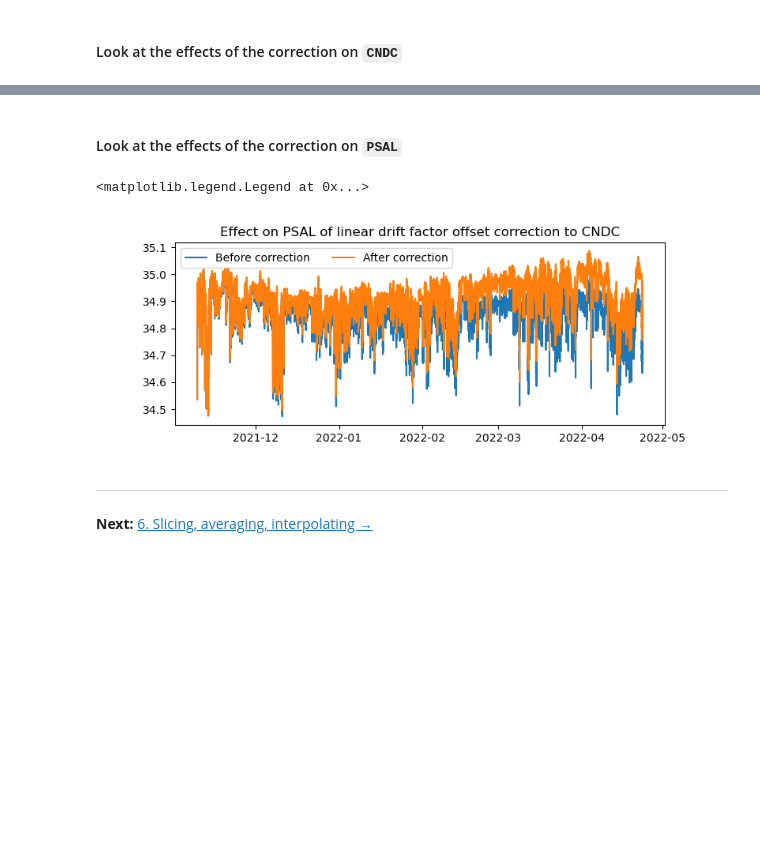
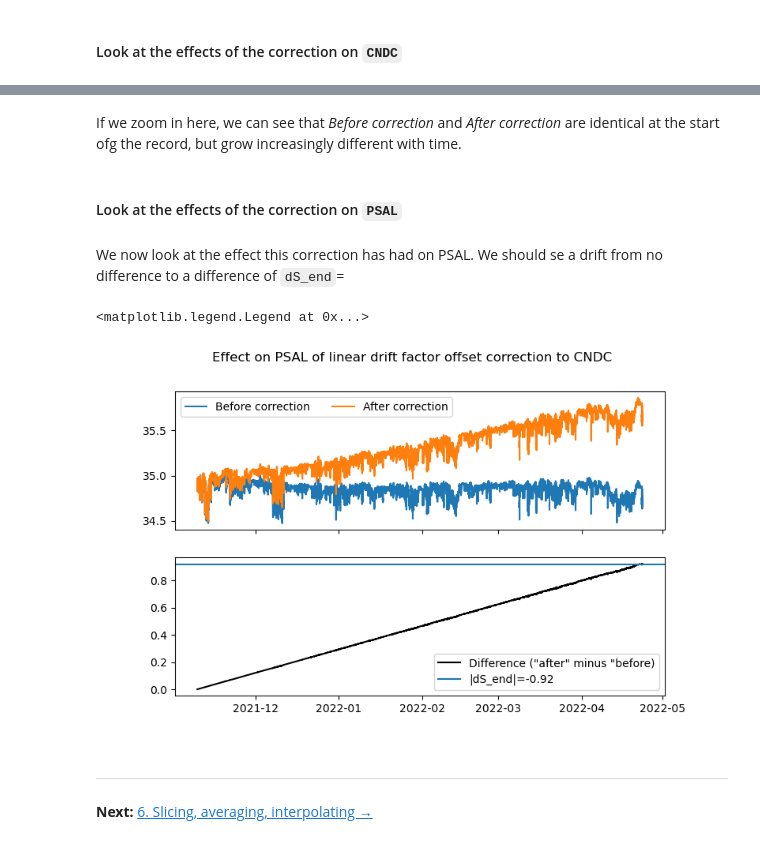
Before and after one commit to oyvfoss/hiaoos_edu, a Jupyter notebook: notebooks/ctd_moored_time_series/05_post_proc_qc_offset_and_drift.ipynb, the cells around one changed output, grey strips where cells are left out. Saved outputs shown, nothing was run; the diff lists cells and outputs as text; code cells hidden in the pictures; blank space fills up the shorter version.

```diff
--- a/notebooks/ctd_moored_time_series/05_post_proc_qc_offset_and_drift.ipynb
+++ b/notebooks/ctd_moored_time_series/05_post_proc_qc_offset_and_drift.ipynb
@@ -122,3 +127,3 @@ For example, let's say that we know initial conductivity (measurements on deploy
 # %%
-dS_end = -0.12 # (Made-up) salinity offset. I.e. true salinity of 0.12 higher than measured.
-S_end, P_end, T_end = 34.3, 101, 3.3
+dS_end = -0.92 # (Made-up) salinity offset.
+S_end, P_end, T_end = ds.PSAL.isel(TIME=-1), ds.PRES.isel(TIME=-1), ds.TEMP.isel(TIME=-1)
@@ -133,4 +152,4 @@ C offset is -0.0991 mS/cm - corresponding to a factor of 1.0032
 # %%
-ds_linear_drift_CNDC_factor = moored.linear_drift_factor(ds, 'CNDC', C_factor)
+ds_linear_drift_CNDC_factor = moored.linear_drift_factor(ds, 'CNDC', C_factor.values)
 # %% [markdown]
 #### Recompute `PSAL` from corrected `CNDC`
@@ -150,14 +190,26 @@ ax.legend(ncol = 2)
+# %% [markdown]
+If we zoom in here, we can see that *Before correction* and *After correction* are identical at the start ofg the record, but grow increasingly different with time.
 # %% [markdown]
 #### Look at the effects of the correction on `PSAL`
+# %% [markdown]
+We now look at the effect this correction has had on PSAL. We should se a drift from no difference to a difference of `dS_end`=
 # %%
-fig, ax = plt.subplots(figsize = (8, 3))
-ax.set_title('Effect on PSAL of linear drift factor offset correction to CNDC')
-ax.plot(ds.TIME, ds.PSAL, label = 'Before correction')
-ax.plot(ds_linear_drift_CNDC_factor.TIME, ds_linear_drift_CNDC_factor.PSAL, label = 'After correction')
-ax.legend(ncol = 2)
+fig, ax = plt.subplots(2, 1, sharex = True, figsize = (8, 5))
+fig.suptitle('Effect on PSAL of linear drift factor offset correction to CNDC')
+
+# Plot both salinity time series
+ax[0].plot(ds.TIME, ds.PSAL, label = 'Before correction')
+ax[0].plot(ds_linear_drift_CNDC_factor.TIME, ds_linear_drift_CNDC_factor.PSAL, label = 'After correction')
+ax[0].legend(ncol = 2)
+
+# Plot the DIFFERENMCE between the two salinity time series
+
+ax[1].plot(ds.TIME, ds_linear_drift_CNDC_factor.PSAL - ds.PSAL, 'k', label = 'Difference ("after" minus "before)')
+ax[1].axhline(-dS_end, label = f'|dS_end|={dS_end}')
+ax[1].legend(ncol =1)
 # %% [output]
 <matplotlib.legend.Legend at 0x...>
-[figure, old version]
+[figure, new version]
 # %% [markdown]
 ___
 
```
Also changed, not shown: parts of 14 cells of this notebook, 12 other files.
